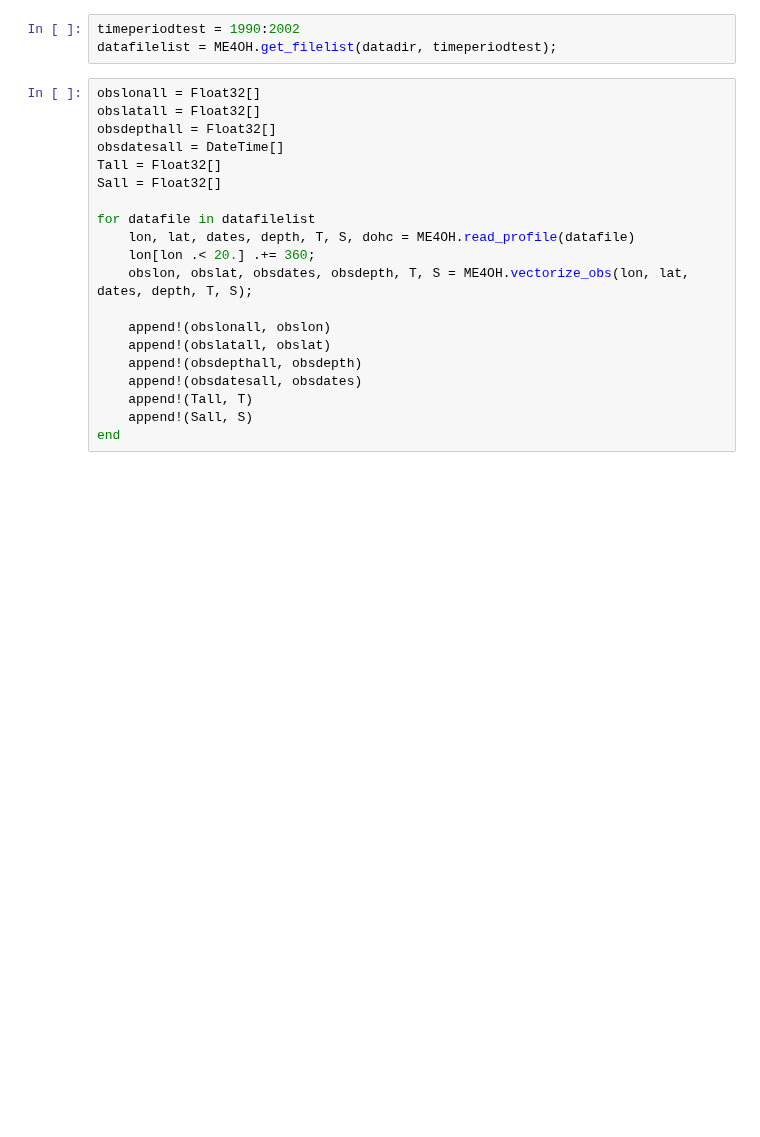
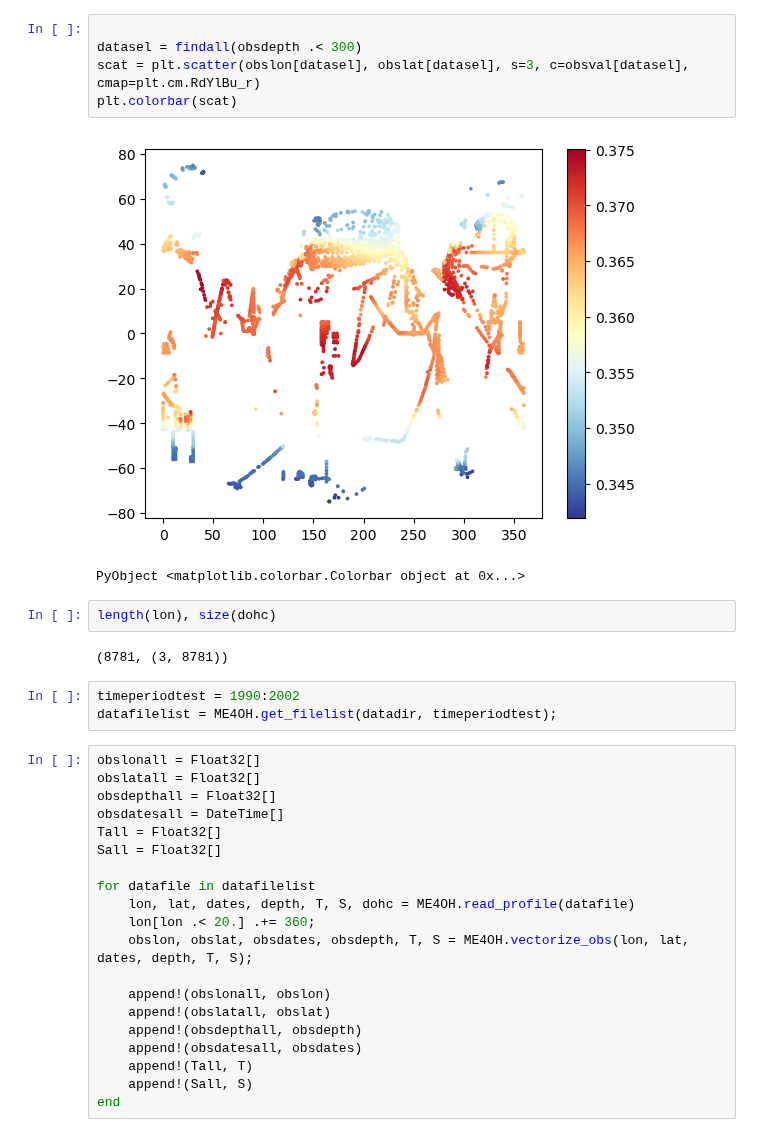
Before and after one commit to gher-uliege/DIVAnd-ME4OH, a Jupyter notebook: src/test_read_all_data.ipynb, the cells around one changed output. Saved outputs shown, nothing was run; the diff lists cells and outputs as text; blank space fills up the shorter version.

```diff
--- a/src/test_read_all_data.ipynb
+++ b/src/test_read_all_data.ipynb
@@ -13,3 +47,15 @@ datadir = "/media/ctroupin/T7 Shield/data/ME4OH/data/en4.1.1/1979-2014/full/upda
+# %%
+
+datasel = findall(obsdepth .< 300)
+scat = plt.scatter(obslon[datasel], obslat[datasel], s=3, c=obsval[datasel], cmap=plt.cm.RdYlBu_r)
+plt.colorbar(scat)
+# %% [output]
+[figure, added]
+PyObject <matplotlib.colorbar.Colorbar object at 0x...>
+# %%
+length(lon), size(dohc)
+# %% [output]
+(8781, (3, 8781))
 # %%
 timeperiodtest = 1990:2002
 datafilelist = ME4OH.get_filelist(datadir, timeperiodtest);
```
Also changed, not shown: parts of 3 cells of this notebook, 4 other files.
